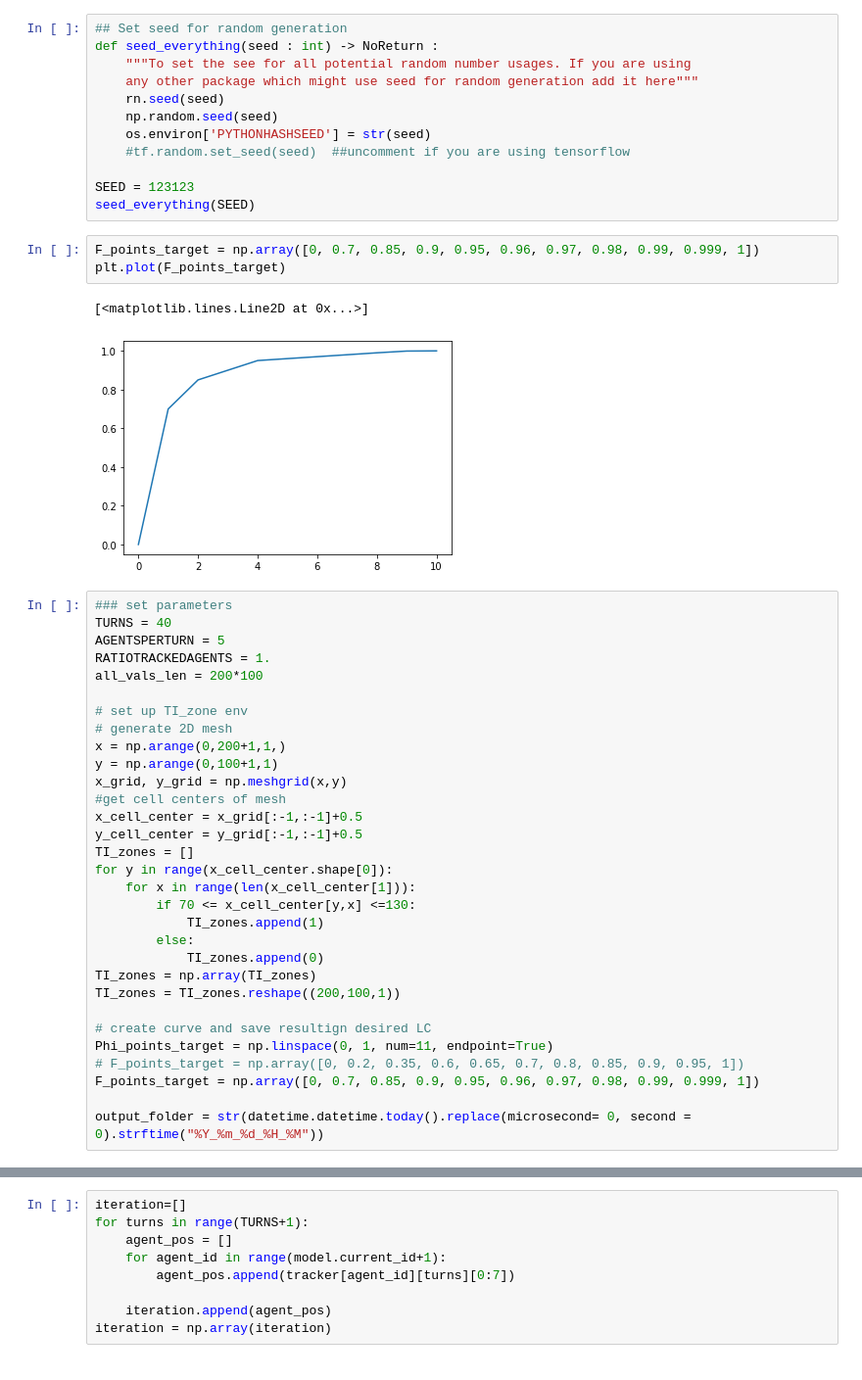
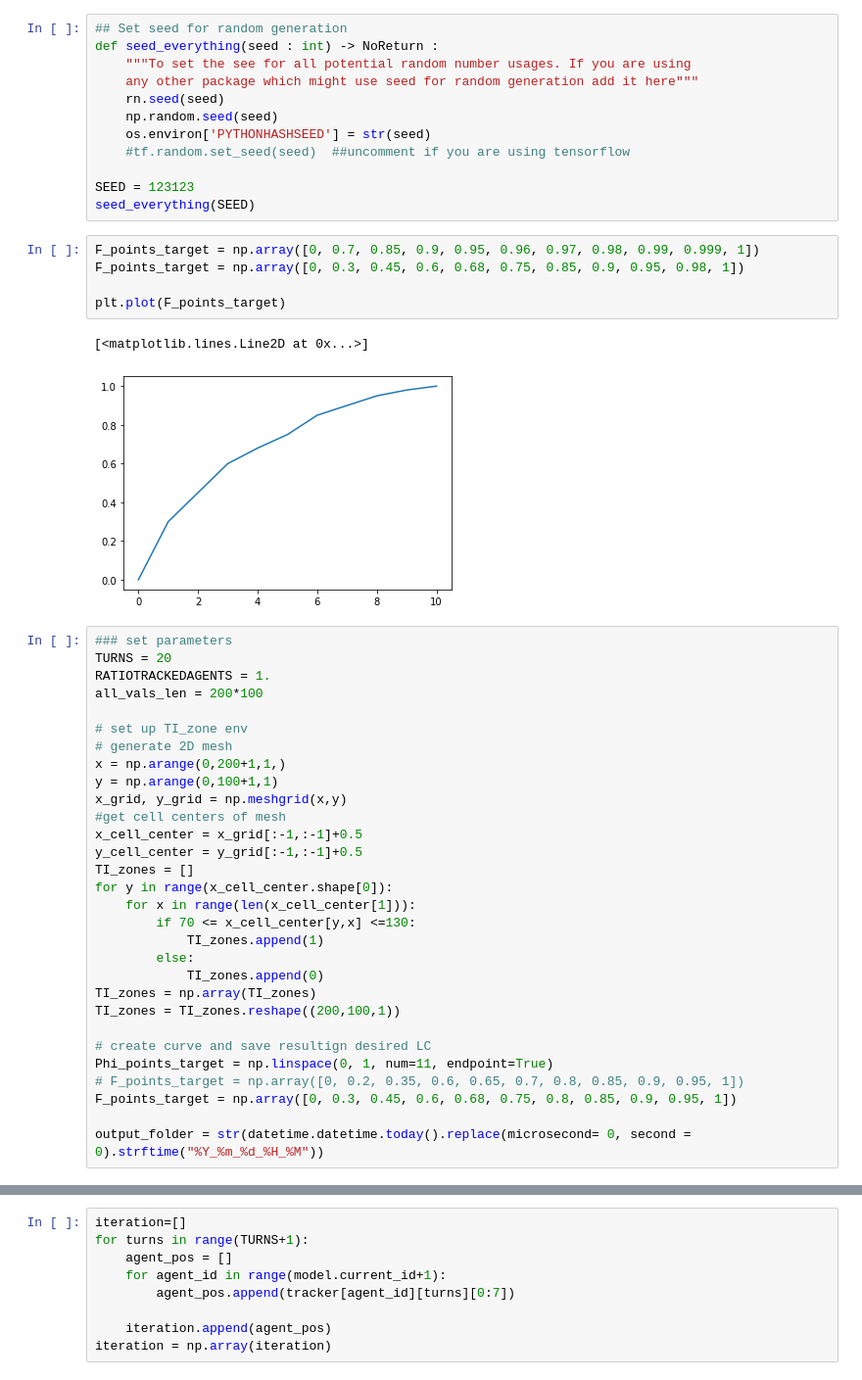
Before and after one commit to BastianSteffens/ABRM_functions, a Jupyter notebook: abm/init_ABRM.ipynb, the cells around one changed output, grey strips where cells are left out. Shown at 98% size. Drawn from its saved outputs; the diff is of its cells as text.

```diff
--- a/abm/init_ABRM.ipynb
+++ b/abm/init_ABRM.ipynb
@@ -57,14 +57,15 @@ SEED = 123123
 seed_everything(SEED)
 # %%
 F_points_target = np.array([0, 0.7, 0.85, 0.9, 0.95, 0.96, 0.97, 0.98, 0.99, 0.999, 1])
+F_points_target = np.array([0, 0.3, 0.45, 0.6, 0.68, 0.75, 0.85, 0.9, 0.95, 0.98, 1])
+
 plt.plot(F_points_target)
 # %% [output]
 [<matplotlib.lines.Line2D at 0x...>]
-[figure, old version]
+[figure, new version]
 # %%
 ### set parameters
-TURNS = 40
-AGENTSPERTURN = 5
+TURNS = 20
 RATIOTRACKEDAGENTS = 1.
 all_vals_len = 200*100
 
@@ -89,7 +90,7 @@ TI_zones = TI_zones.reshape((200,100,1))
 # create curve and save resultign desired LC
 Phi_points_target = np.linspace(0, 1, num=11, endpoint=True)
 # F_points_target = np.array([0, 0.2, 0.35, 0.6, 0.65, 0.7, 0.8, 0.85, 0.9, 0.95, 1])
-F_points_target = np.array([0, 0.7, 0.85, 0.9, 0.95, 0.96, 0.97, 0.98, 0.99, 0.999, 1])
+F_points_target = np.array([0, 0.3, 0.45, 0.6, 0.68, 0.75, 0.8, 0.85, 0.9, 0.95, 1])
 
 output_folder = str(datetime.datetime.today().replace(microsecond= 0, second = 0).strftime("%Y_%m_%d_%H_%M"))
 # %%
```
Also changed, not shown: parts of 17 cells of this notebook, 11 other files.
